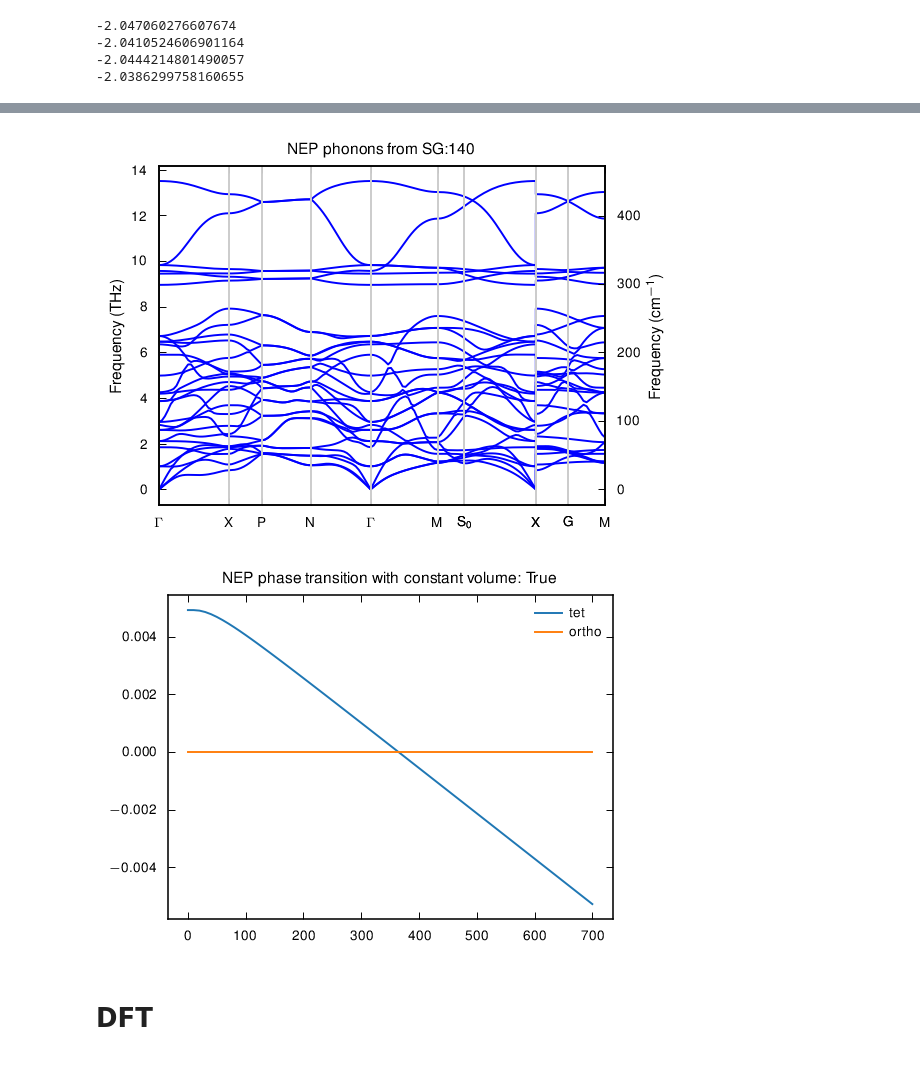
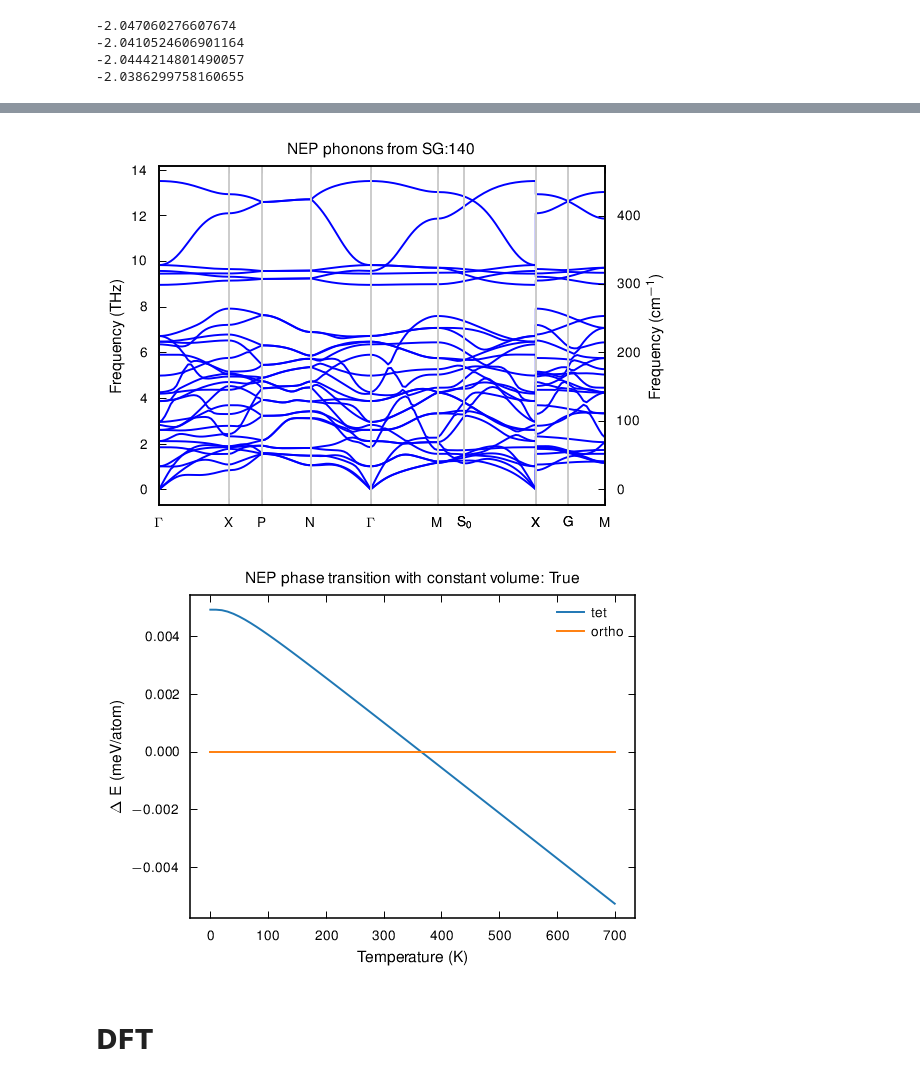
Before and after one commit to NU-CEM/2024_BaZrS3_Phase_Transitions, a Jupyter notebook: test_anharmonic.ipynb, the cells around one changed output, grey strips where cells are left out. Drawn from its saved outputs; the diff is of its cells as text; code cells hidden in the pictures.

```diff
--- a/test_anharmonic.ipynb
+++ b/test_anharmonic.ipynb
@@ -92,6 +92,8 @@ for c_cell in cell:
     ax.plot(data_dict[140][0],data_dict[140][1]-data_dict[62][1], label = "tet")
     ax.plot(data_dict[140][0],data_dict[62][1]-data_dict[62][1], label = "ortho")
     ax.set_title(f'NEP phase transition with constant volume: {c_cell}')
+    ax.set_xlabel('Temperature (K)')
+    ax.set_ylabel(r'$\UG{\Delta}$ E (meV/atom)')
     ax.legend()
 # %% [output]
 -2.047060276607674
@@ -104,6 +106,6 @@ for c_cell in cell:
 [figure]
 [figure]
-[figure, old version]
+[figure, new version]
 # %% [markdown]
 # DFT
 # %%
```
Also changed, not shown: parts of 2 cells of this notebook, 5 other files.
